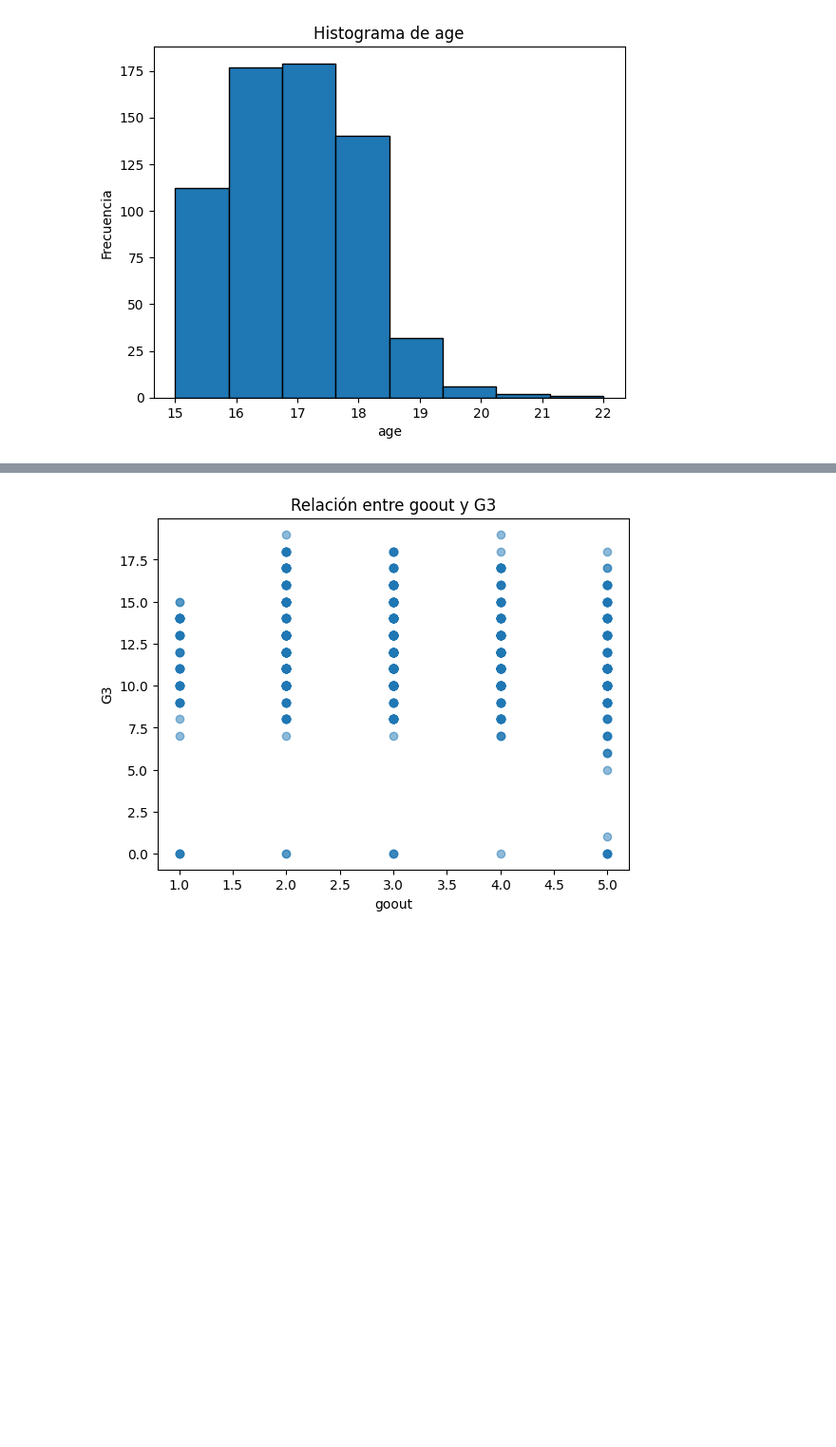
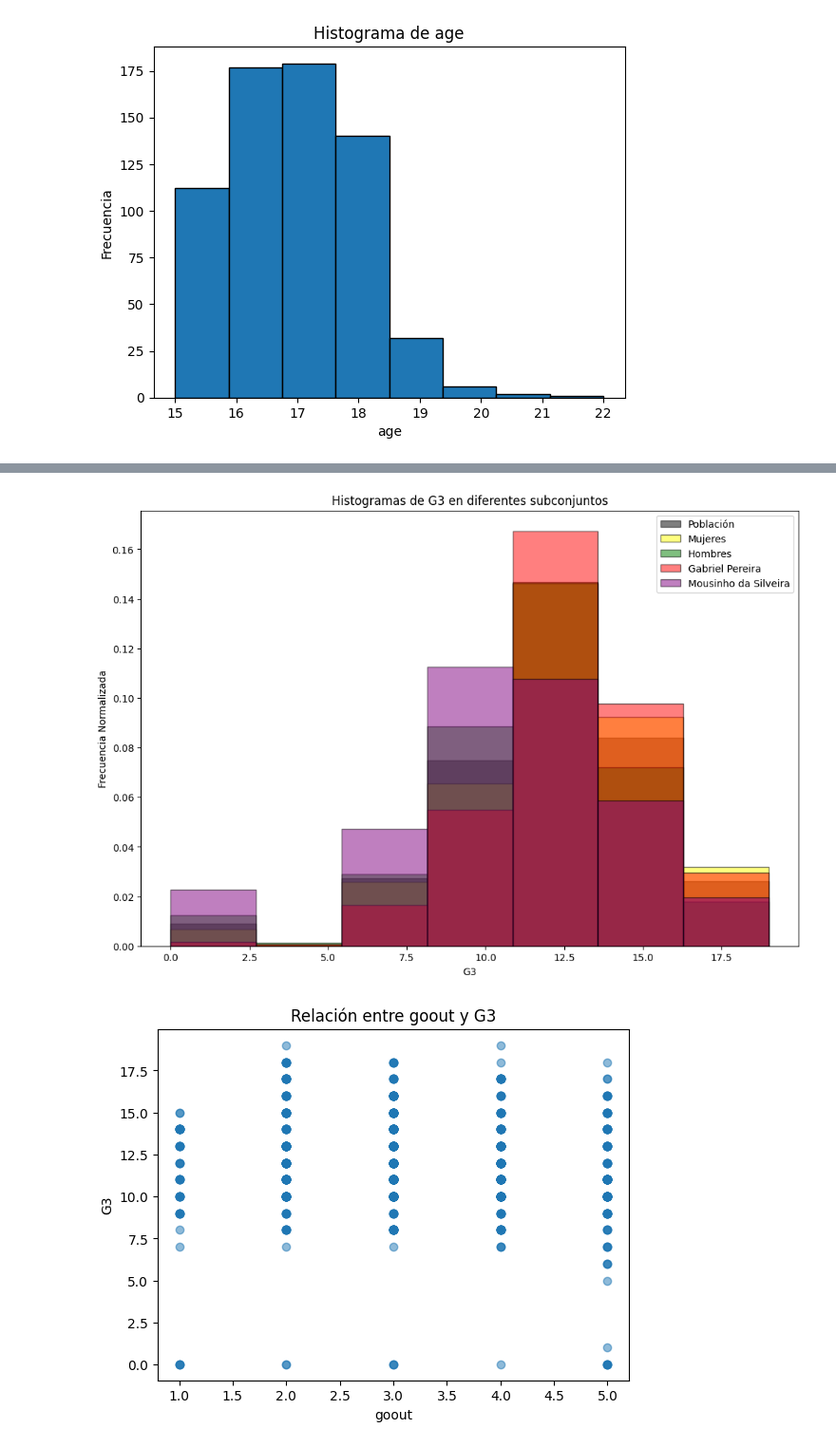
Before and after one commit to Tumup/estadistica, a Jupyter notebook: ESTADISTICA/analisis.ipynb, the cells around one changed output, grey strips where cells are left out. Shown at 95% size. Cells and saved outputs as stored; diff of their text form; code cells hidden in the pictures; blank space fills up the shorter version.

```diff
--- a/ESTADISTICA/analisis.ipynb
+++ b/ESTADISTICA/analisis.ipynb
@@ -69,3 +201,26 @@ plt.show()
+# %%
+
+# Lista de subconjuntos y sus etiquetas
+subsets = [dfc, dfcF, dfcM, dfcGP, dfcMS]
+labels = ['Población', 'Mujeres', 'Hombres', 'Gabriel Pereira', 'Mousinho da Silveira']
+
+# Lista de colores contrastados
+colors = ['black', 'yellow', 'green', 'red', 'purple']
+
+# Configuración del histograma
+plt.figure(figsize=(12, 8))
+
+for subset, label, color in zip(subsets, labels, colors):
+    plt.hist(subset[variable_of_interest], bins=7, edgecolor='black', alpha=0.5, label=label, density=True, color=color)
+
+# Configuración de leyendas y título
+plt.title(f'Histogramas de {variable_of_interest} en diferentes subconjuntos')
+plt.xlabel(variable_of_interest)
+plt.ylabel('Frecuencia Normalizada')
+plt.legend()
+plt.show()
+# %% [output]
+[figure, added]
 # %%
 import matplotlib.pyplot as plt
 import pandas as pd
```
Also changed, not shown: parts of 23 cells of this notebook.
